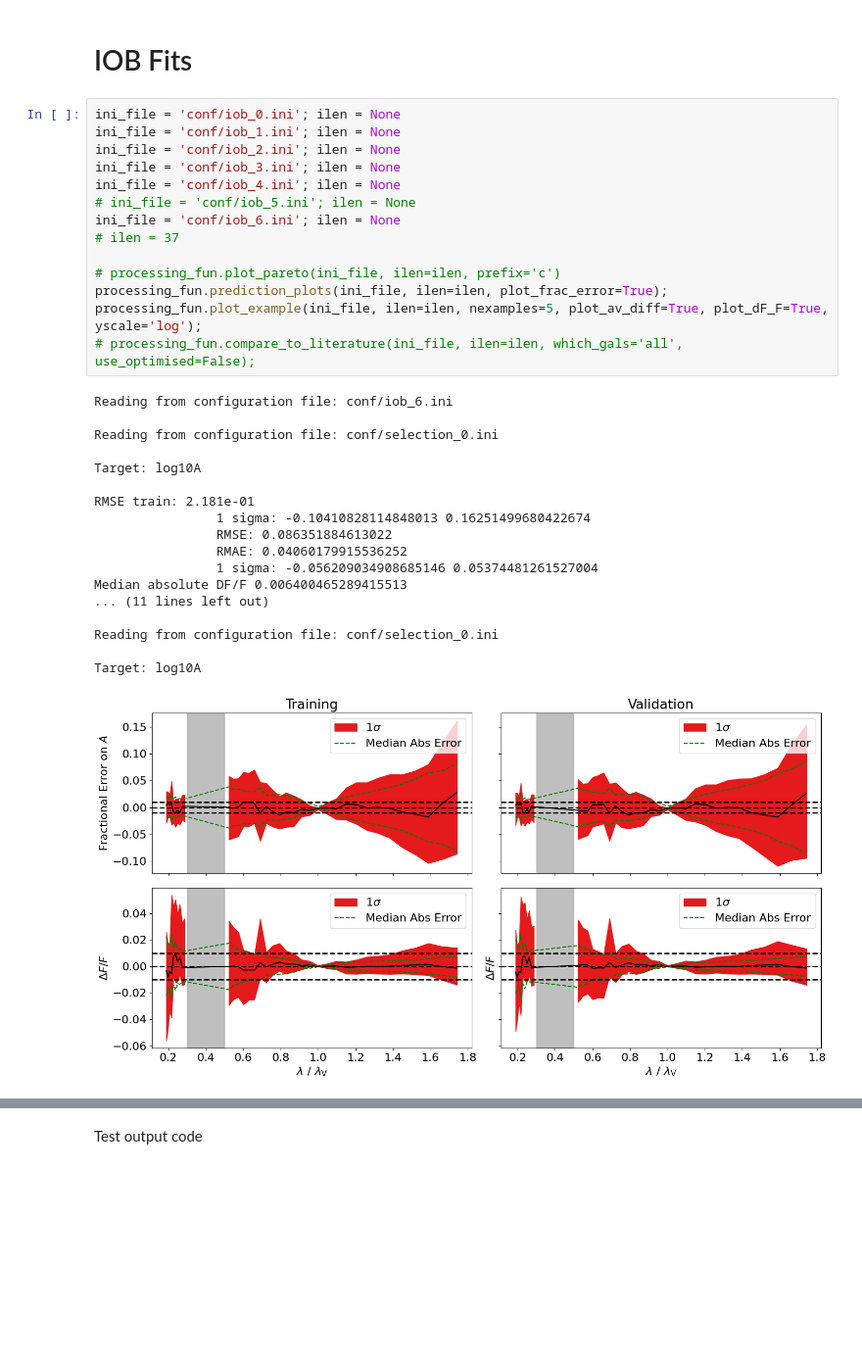
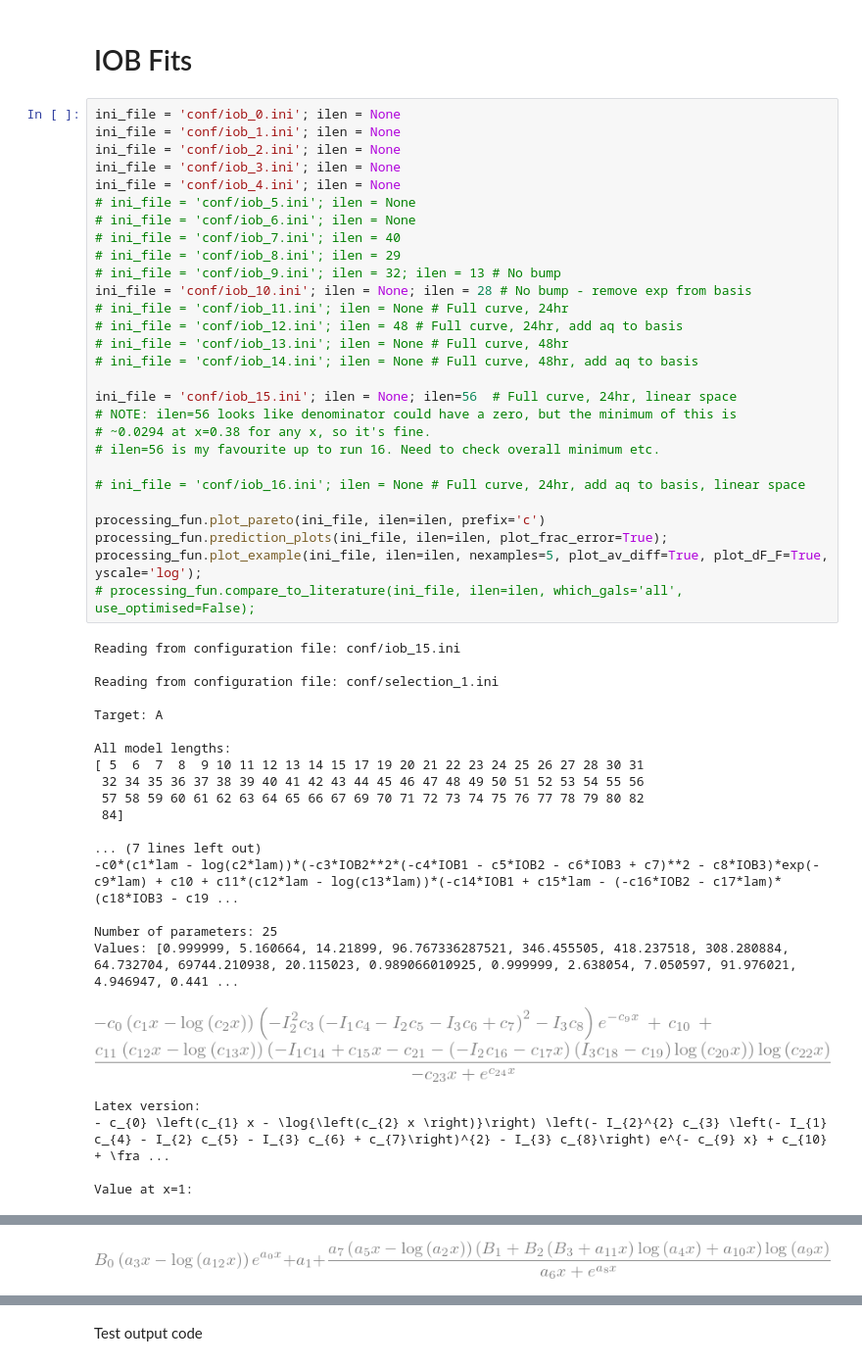
Before and after one commit to maho3/iob-attenuation, a Jupyter notebook: symbolic_regression/Results.ipynb, the cells around one changed output, grey strips where cells are left out. Shown: that part at 98% size. Saved outputs shown, nothing was run; the diff lists cells and outputs as text; blank space fills up the shorter version.

```diff
--- a/symbolic_regression/Results.ipynb
+++ b/symbolic_regression/Results.ipynb
@@ -15,33 +15,51 @@ import re
 # %%
 ini_file = 'conf/iob_0.ini'; ilen = None
 ini_file = 'conf/iob_1.ini'; ilen = None
 ini_file = 'conf/iob_2.ini'; ilen = None
 ini_file = 'conf/iob_3.ini'; ilen = None
 ini_file = 'conf/iob_4.ini'; ilen = None
 # ini_file = 'conf/iob_5.ini'; ilen = None
-ini_file = 'conf/iob_6.ini'; ilen = None
-# ilen = 37
+# ini_file = 'conf/iob_6.ini'; ilen = None
+# ini_file = 'conf/iob_7.ini'; ilen = 40
+# ini_file = 'conf/iob_8.ini'; ilen = 29
+# ini_file = 'conf/iob_9.ini'; ilen = 32; ilen = 13 # No bump
+ini_file = 'conf/iob_10.ini'; ilen = None; ilen = 28 # No bump - remove exp from basis
+# ini_file = 'conf/iob_11.ini'; ilen = None # Full curve, 24hr
+# ini_file = 'conf/iob_12.ini'; ilen = 48 # Full curve, 24hr, add aq to basis
+# ini_file = 'conf/iob_13.ini'; ilen = None # Full curve, 48hr
+# ini_file = 'conf/iob_14.ini'; ilen = None # Full curve, 48hr, add aq to basis
 
-# processing_fun.plot_pareto(ini_file, ilen=ilen, prefix='c')
+ini_file = 'conf/iob_15.ini'; ilen = None; ilen=56  # Full curve, 24hr, linear space
+# NOTE: ilen=56 looks like denominator could have a zero, but the minimum of this is
+# ~0.0294 at x=0.38 for any x, so it's fine.
+# ilen=56 is my favourite up to run 16. Need to check overall minimum etc.
+
+# ini_file = 'conf/iob_16.ini'; ilen = None # Full curve, 24hr, add aq to basis, linear space
+
+processing_fun.plot_pareto(ini_file, ilen=ilen, prefix='c')
 processing_fun.prediction_plots(ini_file, ilen=ilen, plot_frac_error=True);
 processing_fun.plot_example(ini_file, ilen=ilen, nexamples=5, plot_av_diff=True, plot_dF_F=True, yscale='log');
 # processing_fun.compare_to_literature(ini_file, ilen=ilen, which_gals='all', use_optimised=False);
 # %% [output]
-Reading from configuration file: conf/iob_6.ini
+Reading from configuration file: conf/iob_15.ini
 
-Reading from configuration file: conf/selection_0.ini
+Reading from configuration file: conf/selection_1.ini
 
-Target: log10A
+Target: A
 
-RMSE train: 2.181e-01
-                1 sigma: -0.10410828114848013 0.16251499680422674
-                RMSE: 0.086351884613022
-                RMAE: 0.04060179915536252
-                1 sigma: -0.056209034908685146 0.05374481261527004
-Median absolute DF/F 0.006400465289415513
-... (11 lines left out)
+All model lengths:
+[ 5  6  7  8  9 10 11 12 13 14 15 17 19 20 21 22 23 24 25 26 27 28 30 31
+ 32 34 35 36 37 38 39 40 41 42 43 44 45 46 47 48 49 50 51 52 53 54 55 56
+ 57 58 59 60 61 62 63 64 65 66 67 69 70 71 72 73 74 75 76 77 78 79 80 82
+ 84]
 
-Reading from configuration file: conf/selection_0.ini
+... (7 lines left out)
+-c0*(c1*lam - log(c2*lam))*(-c3*IOB2**2*(-c4*IOB1 - c5*IOB2 - c6*IOB3 + c7)**2 - c8*IOB3)*exp(-c9*lam) + c10 + c11*(c12*lam - log(c13*lam))*(-c14*IOB1 + c15*lam - (-c16*IOB2 - c17*lam)*(c18*IOB3 - c19 ...
 
-Target: log10A
+Number of parameters: 25
+Values: [0.999999, 5.160664, 14.21899, 96.767336287521, 346.455505, 418.237518, 308.280884, 64.732704, 69744.210938, 20.115023, 0.989066010925, 0.999999, 2.638054, 7.050597, 91.976021, 4.946947, 0.441 ...
-[figure, old version]
+[figure, new version]
+Latex version:
+- c_{0} \left(c_{1} x - \log{\left(c_{2} x \right)}\right) \left(- I_{2}^{2} c_{3} \left(- I_{1} c_{4} - I_{2} c_{5} - I_{3} c_{6} + c_{7}\right)^{2} - I_{3} c_{8}\right) e^{- c_{9} x} + c_{10} + \fra ...
+
+Value at x=1:
@@ -48,0 +76 @@ Target: log10A
+[figure, added]
```
Also changed, not shown: parts of 1 cell of this notebook, 16 other files.
